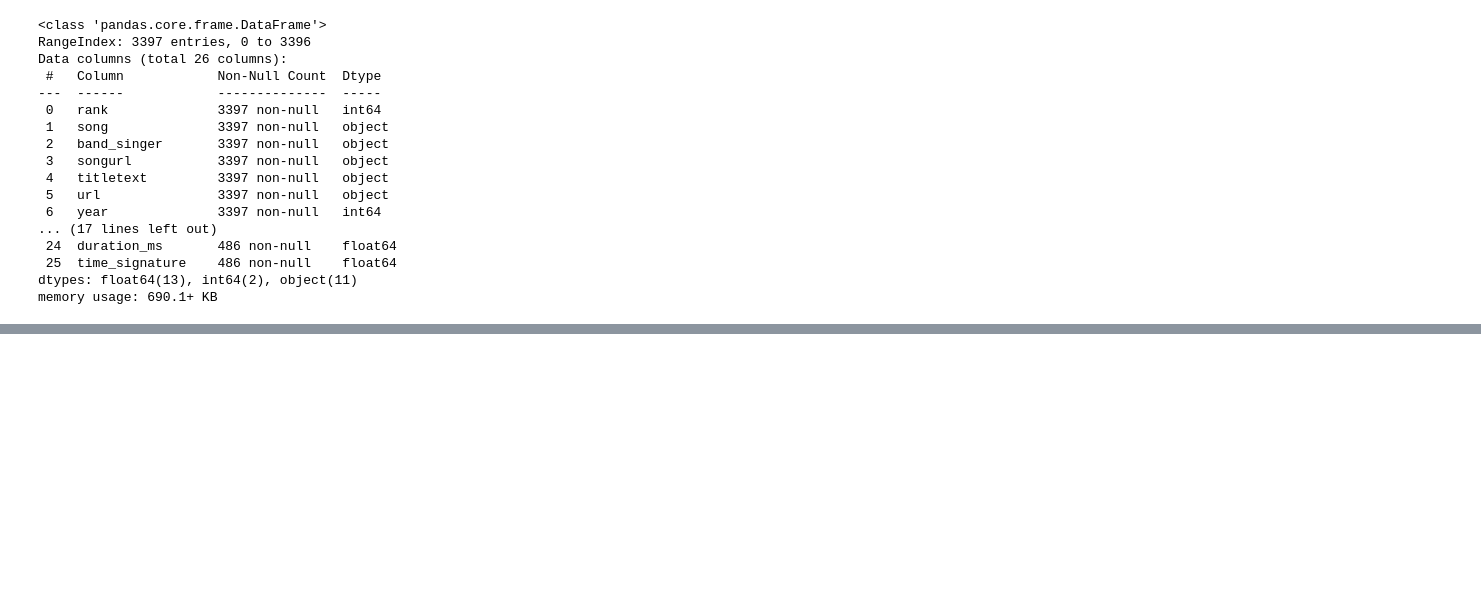
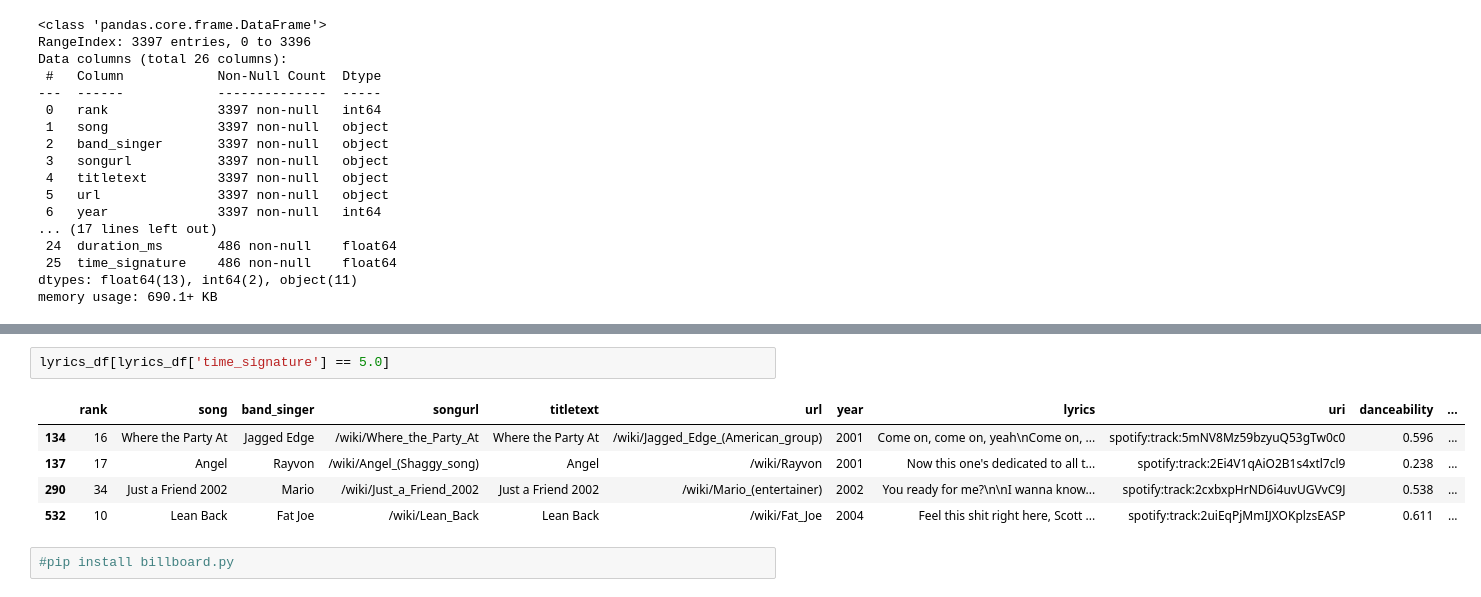
Before and after one commit to bergen-christensen/Capstone, a Jupyter notebook: notebooks/capstone_bergen.ipynb, the cells around one changed output, grey strips where cells are left out. Drawn from its saved outputs; the diff is of its cells as text; blank space fills up the shorter version.

```diff
--- a/notebooks/capstone_bergen.ipynb
+++ b/notebooks/capstone_bergen.ipynb
@@ -153,0 +176,10 @@ charts_and_lyrics_df
+# %%
+lyrics_df[lyrics_df['time_signature'] == 5.0]
+# %% [output]
+|  | rank | song | band_singer | songurl | titletext | url | year | lyrics | uri | danceability | ... |
+| 134 | 16 | Where the Party At | Jagged Edge | /wiki/Where_the_Party_At | Where the Party At | /wiki/Jagged_Edge_(American_group) | 2001 | Come on, come on, yeah\nCome on, ... | spotify:track:5mNV8Mz59bzyuQ53gTw0c0 | 0.596 | ... |
+| 137 | 17 | Angel | Rayvon | /wiki/Angel_(Shaggy_song) | Angel | /wiki/Rayvon | 2001 | Now this one's dedicated to all t... | spotify:track:2Ei4V1qAiO2B1s4xtl7cl9 | 0.238 | ... |
+| 290 | 34 | Just a Friend 2002 | Mario | /wiki/Just_a_Friend_2002 | Just a Friend 2002 | /wiki/Mario_(entertainer) | 2002 | You ready for me?\n\nI wanna know... | spotify:track:2cxbxpHrND6i4uvUGVvC9J | 0.538 | ... |
+| 532 | 10 | Lean Back | Fat Joe | /wiki/Lean_Back | Lean Back | /wiki/Fat_Joe | 2004 | Feel this shit right here, Scott ... | spotify:track:2uiEqPjMmIJXOKplzsEASP | 0.611 | ... |
+# %%
+#pip install billboard.py
```
Also changed, not shown: parts of 10 cells of this notebook.
